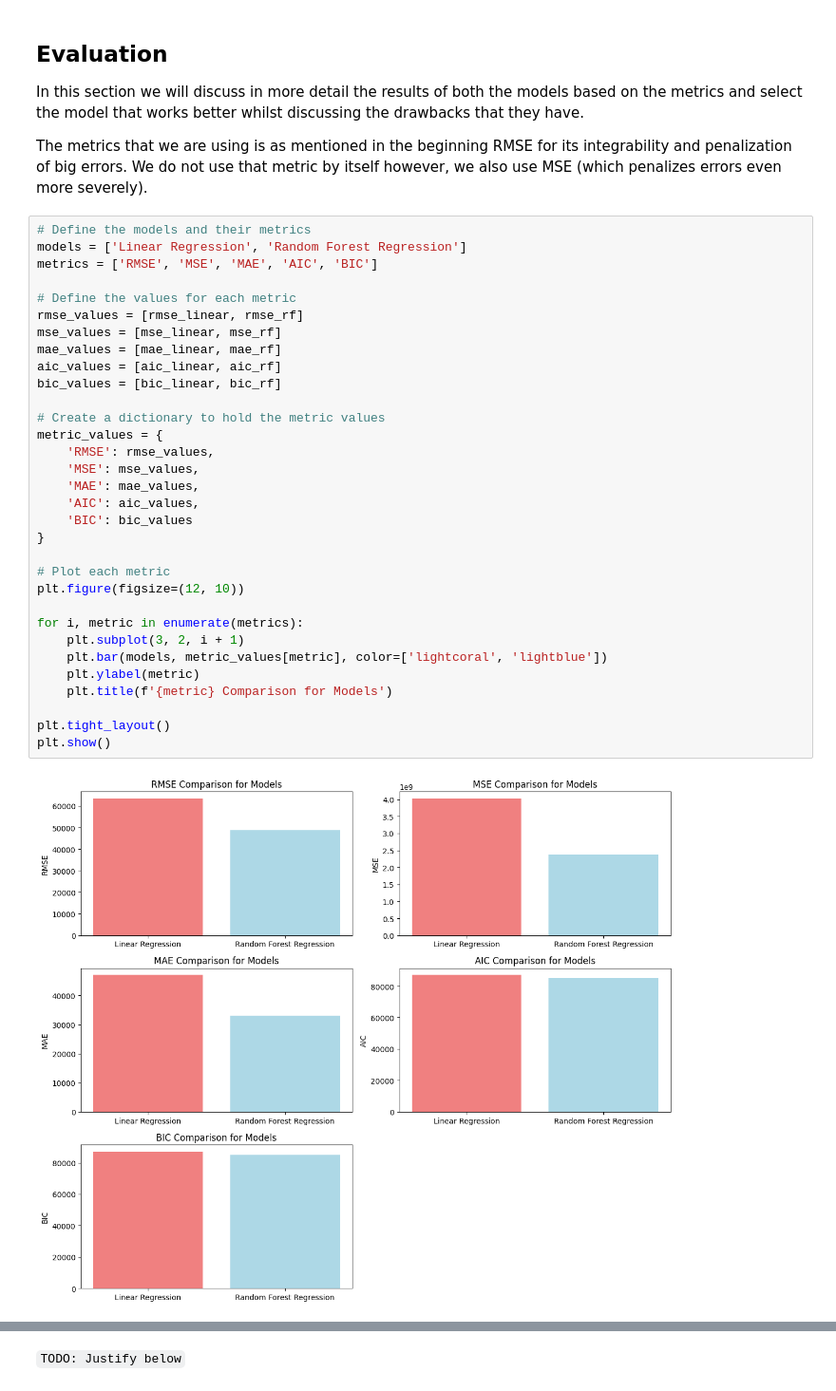
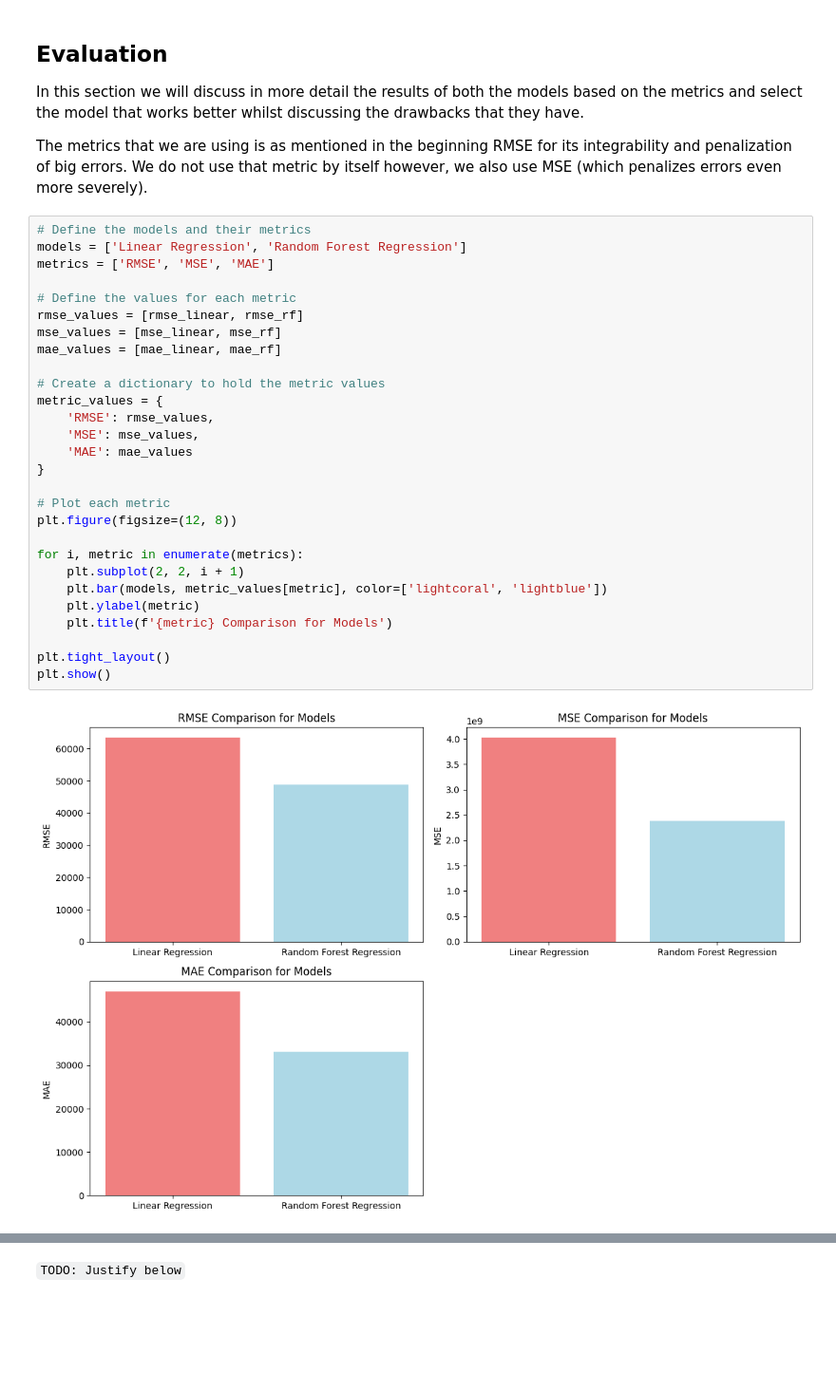
Before and after one commit to JADS-GROUP8/DM, a Jupyter notebook: data_mining_assignment_1_v2.ipynb, the cells around one changed output, grey strips where cells are left out. Shown at 95% size. Cells and saved outputs as stored; diff of their text form; blank space fills up the shorter version.

```diff
--- a/data_mining_assignment_1_v2.ipynb
+++ b/data_mining_assignment_1_v2.ipynb
@@ -576,37 +555,33 @@ The metrics that we are using is as mentioned in the beginning RMSE for its inte
 # %%
 # Define the models and their metrics
 models = ['Linear Regression', 'Random Forest Regression']
-metrics = ['RMSE', 'MSE', 'MAE', 'AIC', 'BIC']
+metrics = ['RMSE', 'MSE', 'MAE']
 
 # Define the values for each metric
 rmse_values = [rmse_linear, rmse_rf]
 mse_values = [mse_linear, mse_rf]
 mae_values = [mae_linear, mae_rf]
-aic_values = [aic_linear, aic_rf]
-bic_values = [bic_linear, bic_rf]
 
 # Create a dictionary to hold the metric values
 metric_values = {
     'RMSE': rmse_values,
     'MSE': mse_values,
-    'MAE': mae_values,
-    'AIC': aic_values,
-    'BIC': bic_values
+    'MAE': mae_values
 }
 
 # Plot each metric
-plt.figure(figsize=(12, 10))
+plt.figure(figsize=(12, 8))
 
 for i, metric in enumerate(metrics):
-    plt.subplot(3, 2, i + 1)
+    plt.subplot(2, 2, i + 1)
     plt.bar(models, metric_values[metric], color=['lightcoral', 'lightblue'])
     plt.ylabel(metric)
     plt.title(f'{metric} Comparison for Models')
 
 plt.tight_layout()
 plt.show()
 # %% [output]
-[figure, old version]
+[figure, new version]
 # %% [markdown]
 As we can see in the plots above, the Random Forest Regressor has performed better than the Linear Regression model. We can see that the RF model has a letter `RMSE` value well as a higher R-squared value.
 
```
Also changed, not shown: parts of 2 cells of this notebook.
